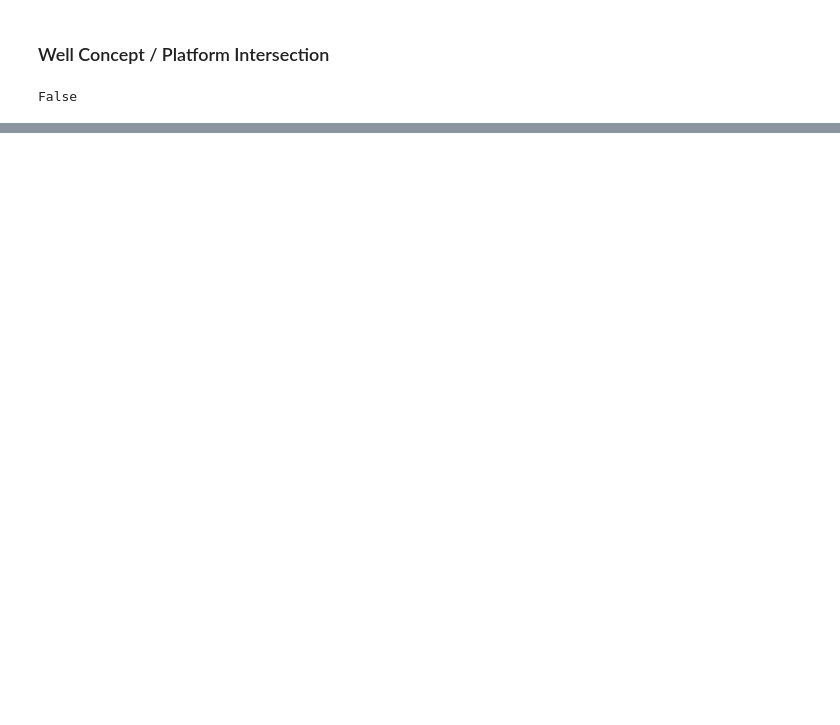
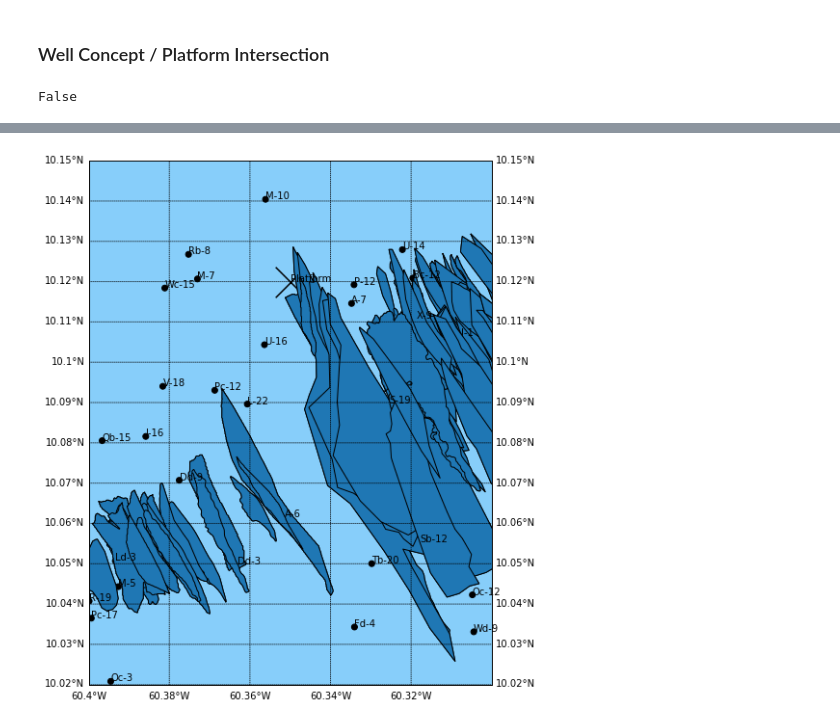
Before and after one commit to pri-bala/GeospatialPoC, a Jupyter notebook: v1-PlatformPositioning.ipynb, the cells around one changed output, grey strips where cells are left out. Cells and saved outputs as stored; diff of their text form; code cells hidden in the pictures; blank space fills up the shorter version.

```diff
--- a/v1-PlatformPositioning.ipynb
+++ b/v1-PlatformPositioning.ipynb
@@ -157,0 +192,78 @@ plot_WC_Platform(WC_points, WC_name, WC_resource, -60.4,10.2,"plat",0.05,0.1,(10
+# %%
+def plot_WC_Platform(WC_Point : Point,WC_name, WC_res: np.array,WC_col, plat_lon, plat_lat, plat_name, figsize):
+
+    lat_min=region_y_min
+    lat_max=region_y_max
+    lon_min=region_x_min
+    lon_max=region_x_max
+
+
+
+    water = 'lightskyblue'
+    earth = 'cornsilk'
+
+    fig, ax = plt.subplots(figsize=(12, 10))
+
+    mm = Basemap(
+        width=6000000,
+        resolution='i',
+        epsg=4326,
+        llcrnrlon=lon_min,
+        llcrnrlat=lat_min,
+        urcrnrlon=lon_max,
+        urcrnrlat=lat_max,
+        lon_0=(lon_min+lon_max)/2,
+        lat_0=(lat_min+lat_max)/2)
+
+
+    bound= mm.drawmapboundary(fill_color=water)
+    countries = mm.drawcountries()
+
+    #i.e. x axis labels
+    merid = mm.drawmeridians(
+        np.arange(lon_min, lon_max, 0.02),
+        labels=[False, False, False, True])
+
+
+    #y axis labels
+    parall = mm.drawparallels(
+        np.arange(lat_min, lat_max, 0.01),
+        labels=[True, True, False, False])
+
+
+
+    #PLATFORM
+    mm.scatter(plat_lon, plat_lat, marker='x', s=1000,label='plat', c="#000000")
+    #Convert lat long to map xy
+    platx, platy = mm(plat_lon, plat_lat)
+    ax.annotate(plat_name, (platx, platy))
+
+
+    #WC -x,y needs renaming to lon lat
+    mm.scatter(WC_Point.x, WC_Point.y, c=WC_col)
+
+    #Well concept labels
+    for i, x in enumerate(WC_name):
+        wcx, wcy = mm(WC_Point[i].x, WC_Point[i].y)
+
+        ax.annotate(WC_name[i], ([wcx, wcy]), zorder=2)
+
+
+
+
+
+    #POLYGONS
+    for poly in gs_targPoly:
+        mmpoly = transform(mm, poly)
+        patches.append(PolygonPatch(mmpoly))
+
+    ax.add_collection(PatchCollection(patches,match_original=True))
+
+#    x, y = mm(juneau_lon, juneau_lat)
+#    juneau = mm.scatter(x, y, 80, label="Juneau", color='red', zorder=10)
+
+
+
+c = ["#000000" for i in range(len(WC_name))]
+plot_WC_Platform(WC_points, WC_name, WC_resource, c , -60.35,10.12,"Platform",(10,10))
+# %% [output]
@@ -158,3 +273,4 @@ plot_WC_Platform(WC_points, WC_name, WC_resource, -60.4,10.2,"plat",0.05,0.1,(10
+[figure, added]
 # %%
 def CreamMe(plat_x, plat_y, innerradius, outerradius, figsize):
 
```
Also changed, not shown: parts of 24 cells of this notebook.
